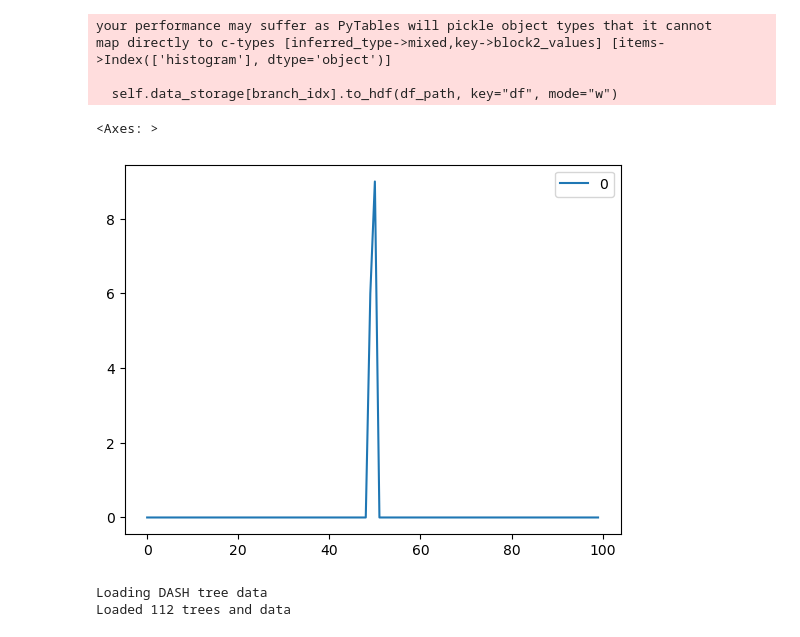
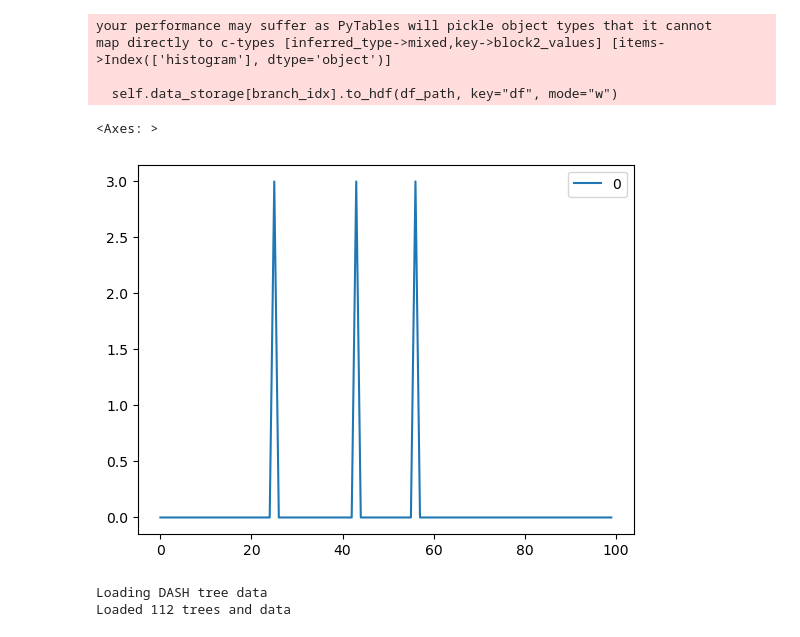
Before and after one commit to rinikerlab/DASH-tree, a Jupyter notebook: serenityff/torsion/examples/04_build_a_decision_tree.ipynb, the cells around one changed output. Cells and saved outputs as stored; diff of their text form; code cells hidden in the pictures.

```diff
--- a/serenityff/torsion/examples/04_build_a_decision_tree.ipynb
+++ b/serenityff/torsion/examples/04_build_a_decision_tree.ipynb
@@ -121,10 +127,10 @@ map directly to c-types [inferred_type->mixed,key->block2_values] [items->Index(
 # %%
 tr = tree_constructor.new_tree
 # %%
-pd.DataFrame(tr.data_storage[49432962].iloc[0].histogram).plot()
+pd.DataFrame(tr.data_storage[23231717].iloc[0].histogram).plot()
 # %% [output]
 <Axes: >
-[figure, old version]
+[figure, new version]
 # %%
 example_tree = DASHTorsionTree(tree_folder_path="./example_tree_out")
 # %% [output]
```
Also changed, not shown: parts of 14 cells of this notebook, 8 other files.
